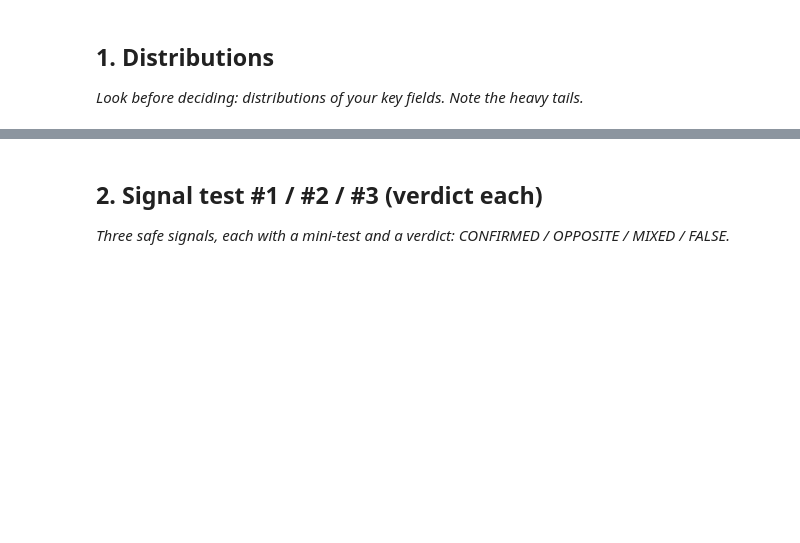
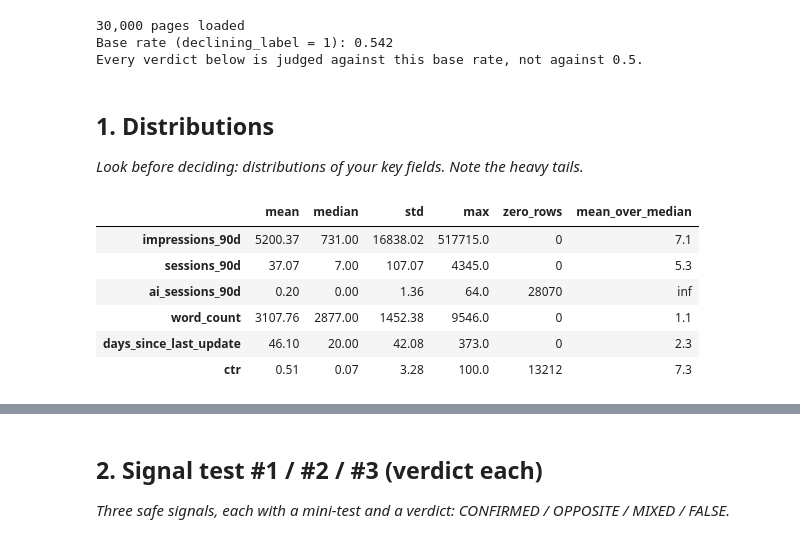
Before and after one commit to LaibaSabir1/flyrank-ml-internship-laiba_sabir, a Jupyter notebook: work/notebooks/w04_signal_audit.ipynb, the cells around one changed output, grey strips where cells are left out. Saved outputs shown, nothing was run; the diff lists cells and outputs as text; code cells hidden in the pictures; blank space fills up the shorter version.

```diff
--- a/work/notebooks/w04_signal_audit.ipynb
+++ b/work/notebooks/w04_signal_audit.ipynb
@@ -6,7 +6,56 @@
 This skeleton is yours to fill. Work the sections **in order** — each one has a one-line hint. Simple words, honest numbers.
 
 > Working with an AI assistant? Tell it to read `skills/README.md` first and load the one skill this assignment names on its card.
+# %%
+import os, sys, subprocess
+
+IN_COLAB = "google.colab" in sys.modules
+REPO_URL = "https://github.com/LaibaSabir1/flyrank-ml-internship-laiba_sabir"
+REPO_DIR = "flyrank-ml-internship-laiba_sabir"
+
+if IN_COLAB:
+    if not os.path.isdir(REPO_DIR):
+        subprocess.run(["git", "clone", "--depth", "1", REPO_URL, REPO_DIR], check=True)
+    os.chdir(REPO_DIR)
+    subprocess.run([sys.executable, "-m", "pip", "install", "-q", "-r", "requirements.txt"], check=True)
+elif os.path.basename(os.getcwd()) == "notebooks":
+    os.chdir("../..")
+
+import pandas as pd, numpy as np
+
+df = pd.read_csv("data/raw/content_refresh_anonymized.csv")
+
+# Same label as the rest of the pipeline: trend_direction == 'down'. Never a feature — only
+# used here to check whether observable signals actually line up with declining pages.
+df["is_declining_label"] = df["trend_direction"].str.lower().eq("down").astype(int)
+
+BASE_RATE = df["is_declining_label"].mean()
+SAMPLE_FLOOR = 50
+
+print(f"{len(df):,} pages loaded")
+print(f"Base rate (declining_label = 1): {BASE_RATE:.3f}")
+print("Every verdict below is judged against this base rate, not against 0.5.")
+# %% [output]
+30,000 pages loaded
+Base rate (declining_label = 1): 0.542
+Every verdict below is judged against this base rate, not against 0.5.
 # %% [markdown]
 ## 1. Distributions
 
 *Look before deciding: distributions of your key fields. Note the heavy tails.*
+# %%
+fields = ["impressions_90d", "sessions_90d", "ai_sessions_90d", "word_count",
+          "days_since_last_update", "ctr"]
+
+summary = df[fields].agg(["mean", "median", "std", "max"]).T
+summary["zero_rows"] = (df[fields] == 0).sum()
+summary["mean_over_median"] = (summary["mean"] / summary["median"]).round(1)
+summary.round(2)
+# %% [output]
+|  | mean | median | std | max | zero_rows | mean_over_median |
+| impressions_90d | 5200.37 | 731.00 | 16838.02 | 517715.0 | 0 | 7.1 |
+| sessions_90d | 37.07 | 7.00 | 107.07 | 4345.0 | 0 | 5.3 |
+| ai_sessions_90d | 0.20 | 0.00 | 1.36 | 64.0 | 28070 | inf |
+| word_count | 3107.76 | 2877.00 | 1452.38 | 9546.0 | 0 | 1.1 |
+| days_since_last_update | 46.10 | 20.00 | 42.08 | 373.0 | 0 | 2.3 |
+| ctr | 0.51 | 0.07 | 3.28 | 100.0 | 13212 | 7.3 |
```
Also changed, not shown: parts of 6 cells of this notebook.
